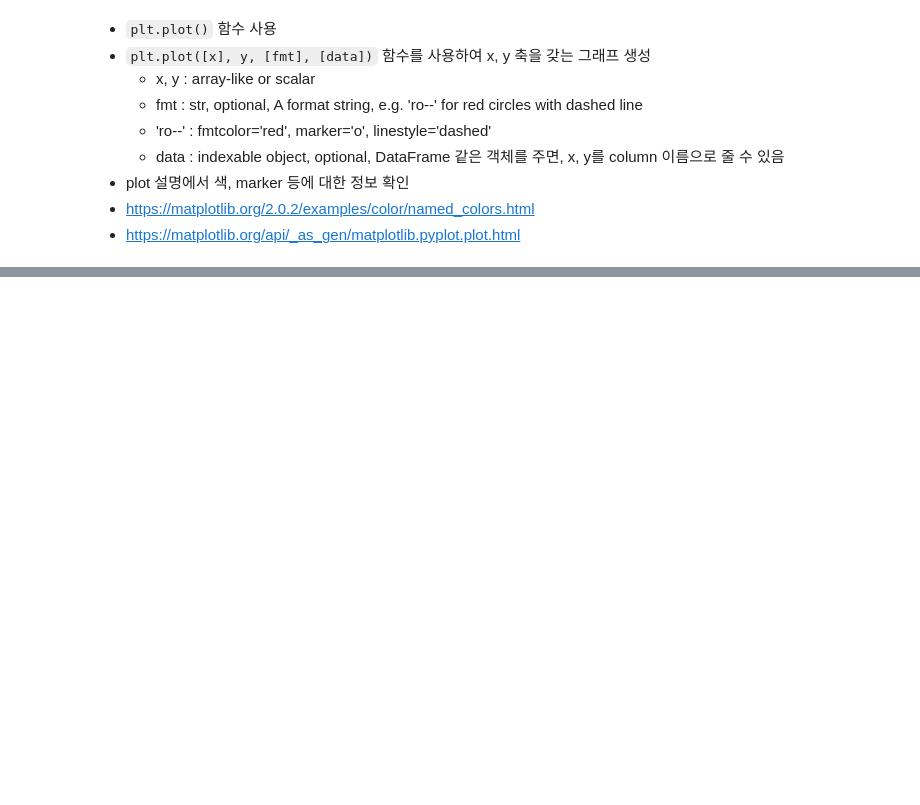
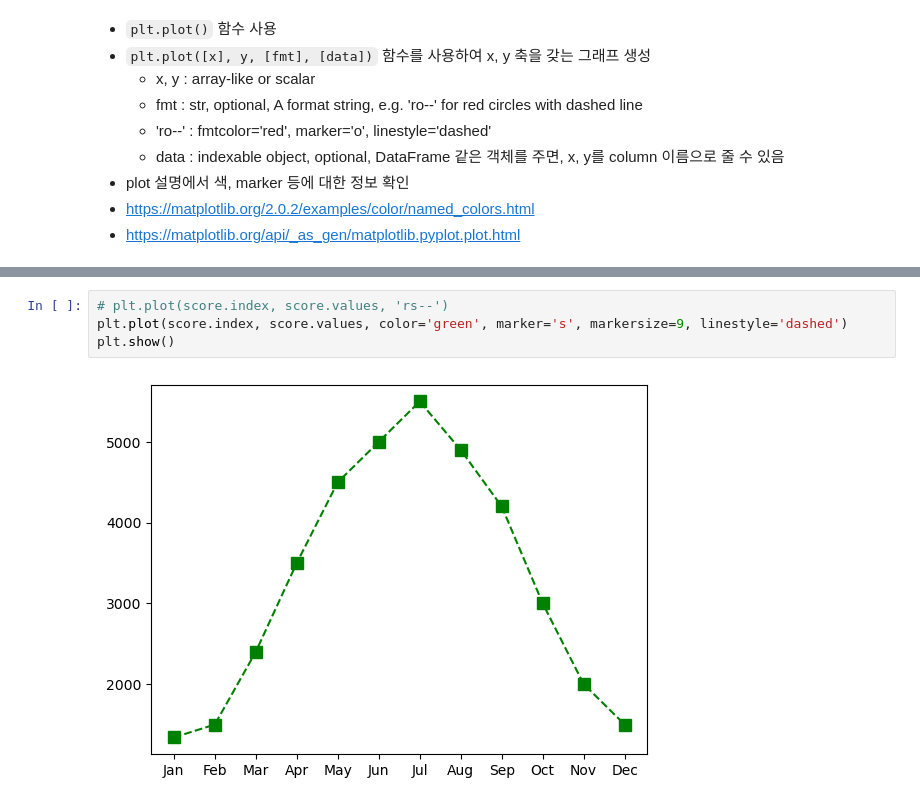
Before and after one commit to steve-park/data-engineering, a Jupyter notebook: 시각화-학습.ipynb, the cells around one changed output, grey strips where cells are left out. Drawn from its saved outputs; the diff is of its cells as text; blank space fills up the shorter version.

```diff
--- a/시각화-학습.ipynb
+++ b/시각화-학습.ipynb
@@ -33,0 +75,6 @@
+# %%
+# plt.plot(score.index, score.values, 'rs--')
+plt.plot(score.index, score.values, color='green', marker='s', markersize=9, linestyle='dashed')
+plt.show()
+# %% [output]
+[figure, added]
```
Also changed, not shown: parts of 109 cells of this notebook, 5 other files.
